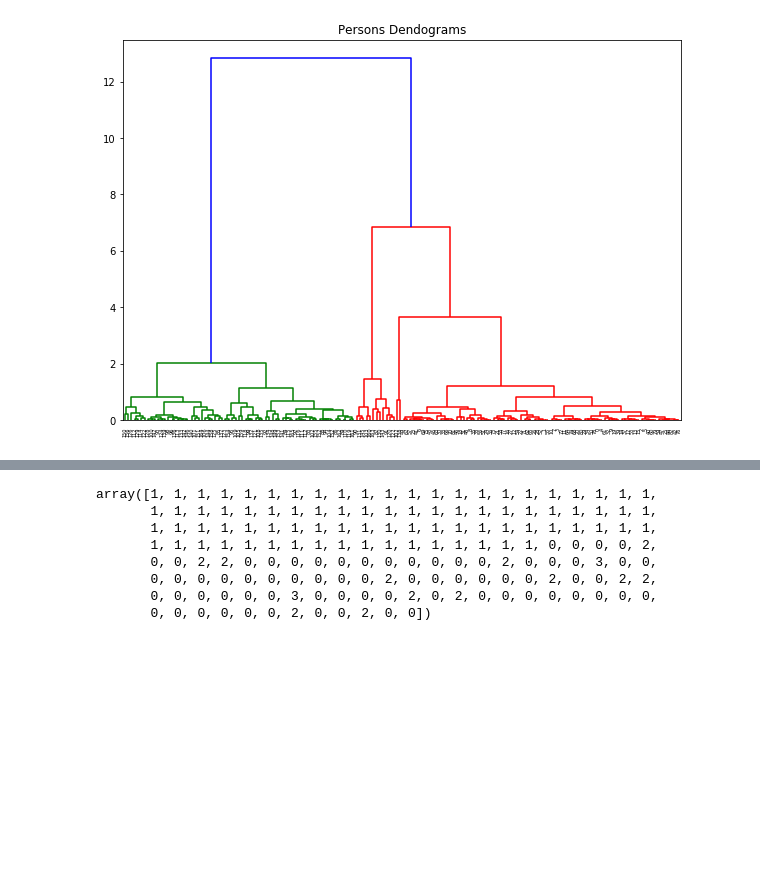
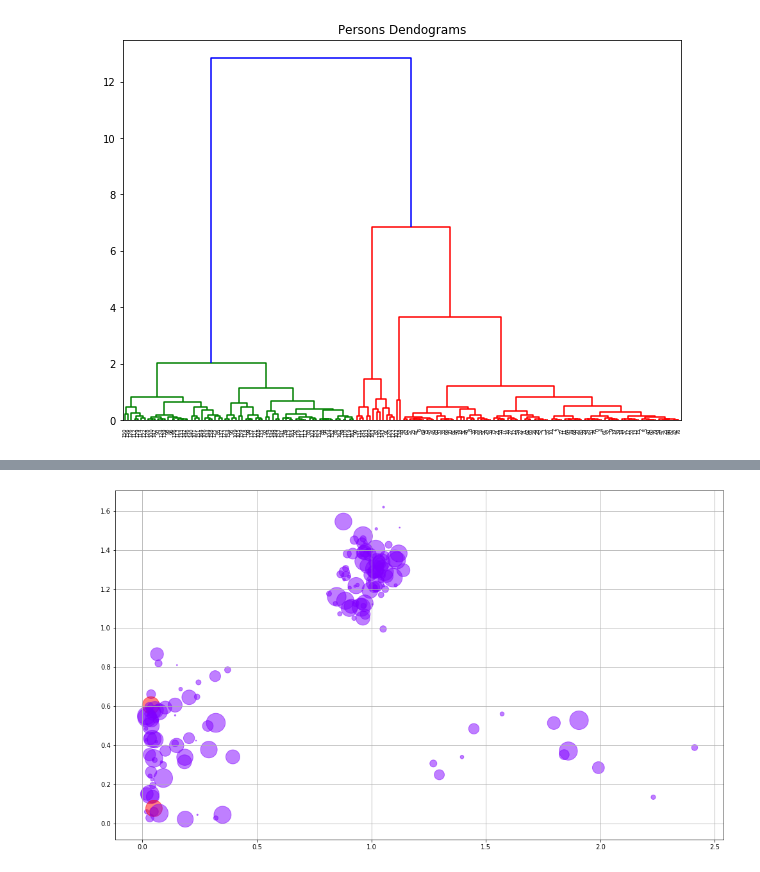
Before and after one commit to georgesimos/PersonCharacteristics, a Jupyter notebook: Person Characteristics .ipynb, the cells around one changed output, grey strips where cells are left out. Saved outputs shown, nothing was run; the diff lists cells and outputs as text; code cells hidden in the pictures; blank space fills up the shorter version.

```diff
--- a/Person Characteristics .ipynb
+++ b/Person Characteristics .ipynb
@@ -56,14 +74,7 @@ plt.axhline(y=2, color='r', linestyle='--')
 # %%
-from sklearn.cluster import AgglomerativeClustering
-cluster = AgglomerativeClustering(n_clusters=4, affinity='euclidean', linkage='ward')
+cluster = AgglomerativeClustering(n_clusters=2, affinity='euclidean', linkage='complete')
 cluster.fit_predict(data)
+showPlot()
 # %% [output]
-array([1, 1, 1, 1, 1, 1, 1, 1, 1, 1, 1, 1, 1, 1, 1, 1, 1, 1, 1, 1, 1, 1,
-       1, 1, 1, 1, 1, 1, 1, 1, 1, 1, 1, 1, 1, 1, 1, 1, 1, 1, 1, 1, 1, 1,
-       1, 1, 1, 1, 1, 1, 1, 1, 1, 1, 1, 1, 1, 1, 1, 1, 1, 1, 1, 1, 1, 1,
-       1, 1, 1, 1, 1, 1, 1, 1, 1, 1, 1, 1, 1, 1, 1, 1, 1, 0, 0, 0, 0, 2,
-       0, 0, 2, 2, 0, 0, 0, 0, 0, 0, 0, 0, 0, 0, 0, 2, 0, 0, 0, 3, 0, 0,
-       0, 0, 0, 0, 0, 0, 0, 0, 0, 0, 2, 0, 0, 0, 0, 0, 0, 2, 0, 0, 2, 2,
-       0, 0, 0, 0, 0, 0, 3, 0, 0, 0, 0, 2, 0, 2, 0, 0, 0, 0, 0, 0, 0, 0,
-       0, 0, 0, 0, 0, 0, 2, 0, 0, 2, 0, 0])
+[figure, added]
 # %%
```
Also changed, not shown: parts of 8 cells of this notebook, 1 other file.
